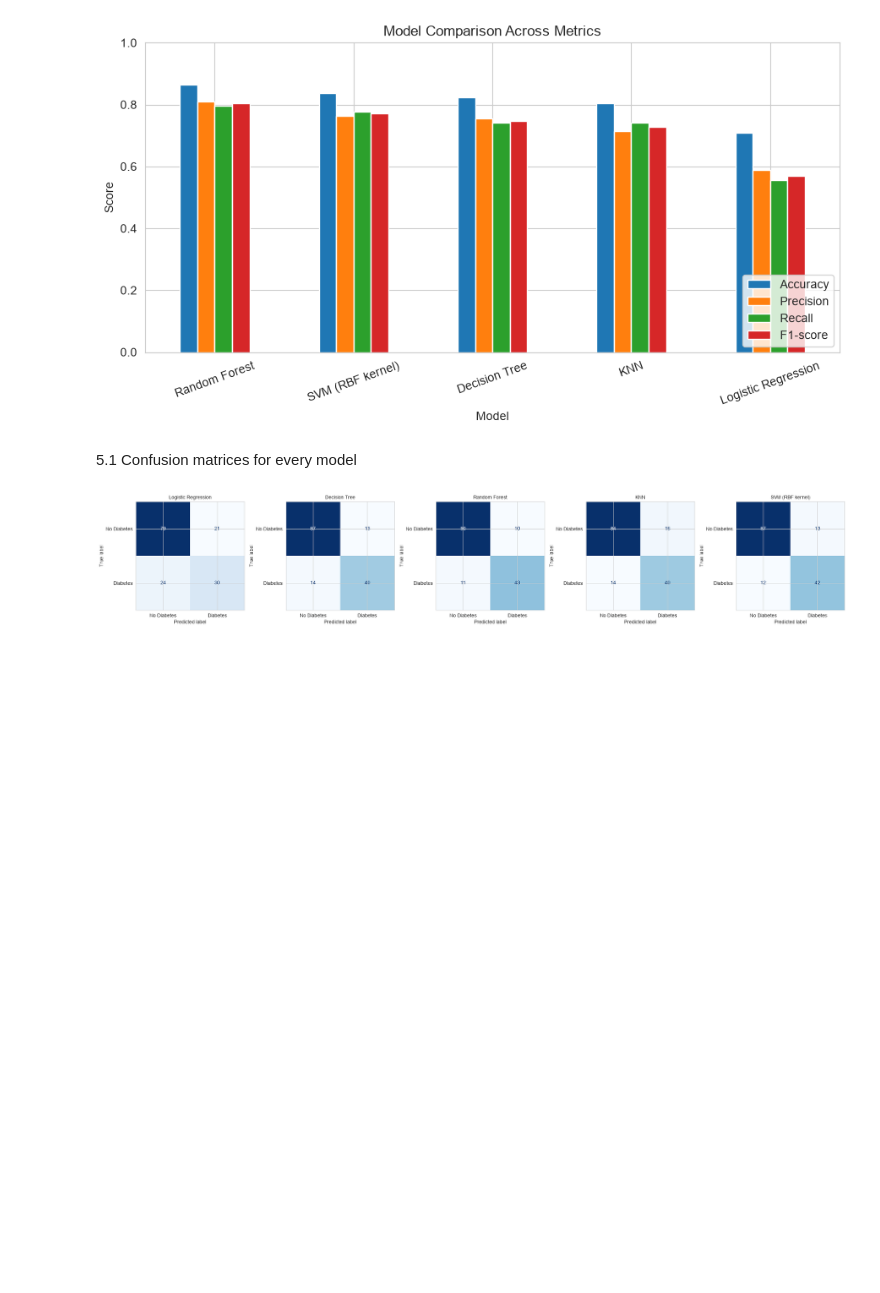
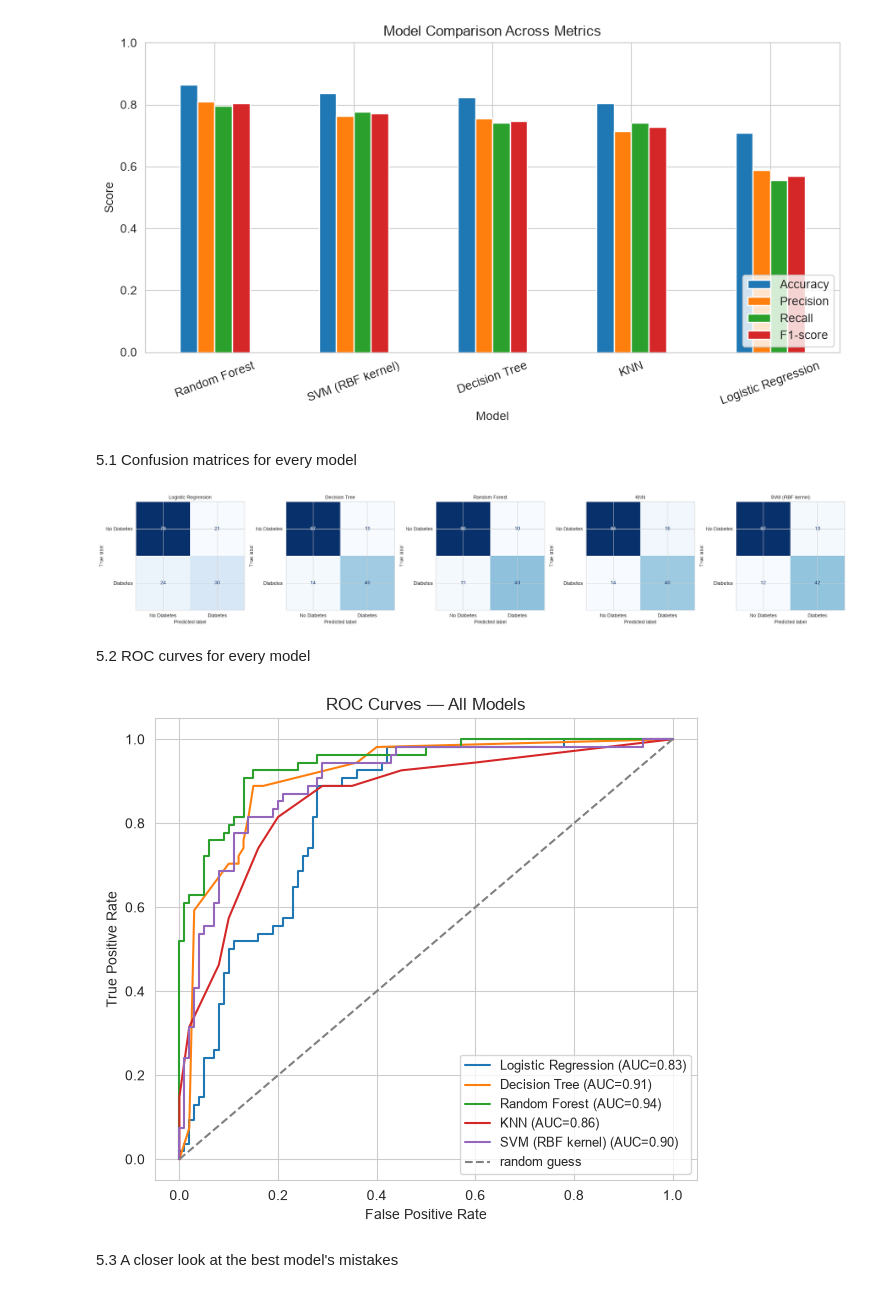
Before and after one commit to santoshkhadka615-syp/AI-ML-Internship, a Jupyter notebook: week 6 diabetes classification/diabetes classification.ipynb, the cells around one changed output. Saved outputs shown, nothing was run; the diff lists cells and outputs as text; code cells hidden in the pictures; blank space fills up the shorter version.

```diff
--- a/week 6 diabetes classification/diabetes classification.ipynb
+++ b/week 6 diabetes classification/diabetes classification.ipynb
@@ -249,3 +249,24 @@ plt.tight_layout()
 plt.show()
 # %% [output]
 [figure]
+# %% [markdown]
+
+5.2 ROC curves for every model
+# %%
+fig, ax = plt.subplots(figsize=(7, 6))
+
+for name, y_proba in probabilities.items():
+    fpr, tpr, _ = roc_curve(y_test, y_proba)
+    auc = roc_auc_score(y_test, y_proba)
+    ax.plot(fpr, tpr, label=f"{name} (AUC={auc:.2f})")
+
+ax.plot([0, 1], [0, 1], linestyle="--", color="grey", label="random guess")
+ax.set_xlabel("False Positive Rate")
+ax.set_ylabel("True Positive Rate")
+ax.set_title("ROC Curves — All Models")
+ax.legend(loc="lower right", fontsize=9)
+plt.show()
+# %% [output]
+[figure, added]
+# %% [markdown]
+5.3 A closer look at the best model's mistakes
```
Also changed, not shown: parts of 1 cell of this notebook.
